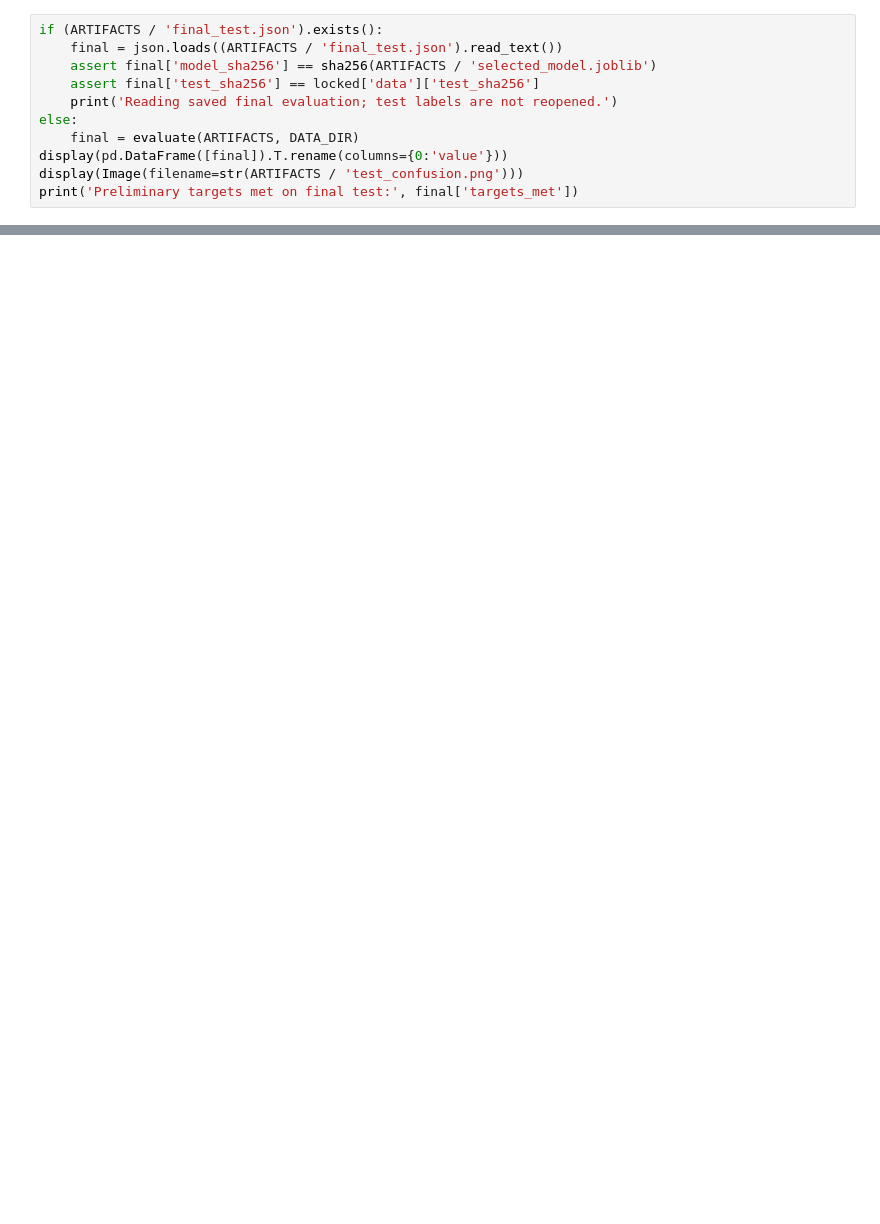
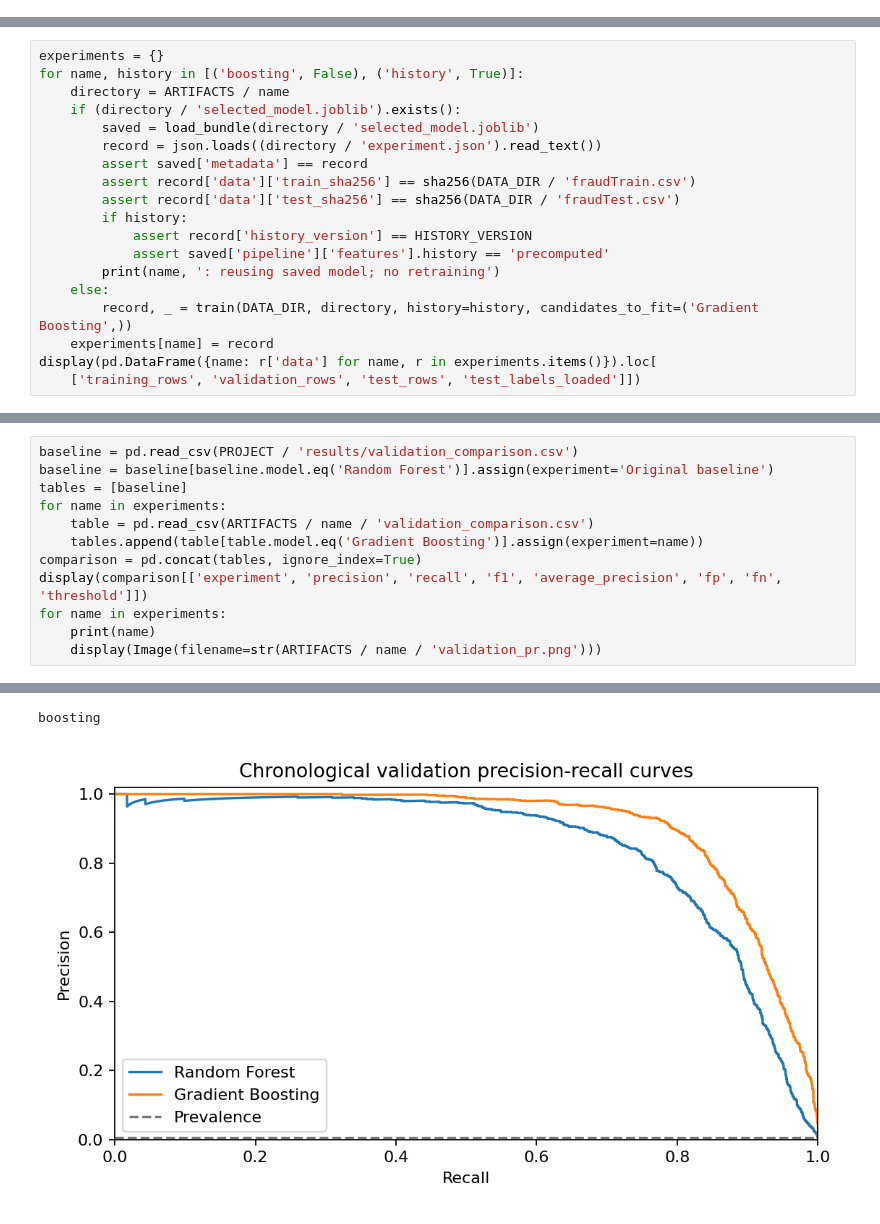
Before and after one commit to MCDR-Code/CAI2820C_FraudShield, a Jupyter notebook: Part_III_Modeling_Demo/Team_A_Model_Development_and_Demo_ran.ipynb, the cells around one changed output, grey strips where cells are left out. Cells and saved outputs as stored; diff of their text form; blank space fills up the shorter version.

Commit message:
Integrate Phase III customer history context and corrected timestamp handling

```diff
--- a/Part_III_Modeling_Demo/Team_A_Model_Development_and_Demo_ran.ipynb
+++ b/Part_III_Modeling_Demo/Team_A_Model_Development_and_Demo_ran.ipynb
@@ -163,11 +0,0 @@ No classifier or transformation is fitted in this phase.
-# %%
-if (ARTIFACTS / 'final_test.json').exists():
-    final = json.loads((ARTIFACTS / 'final_test.json').read_text())
-    assert final['model_sha256'] == sha256(ARTIFACTS / 'selected_model.joblib')
-    assert final['test_sha256'] == locked['data']['test_sha256']
-    print('Reading saved final evaluation; test labels are not reopened.')
-else:
-    final = evaluate(ARTIFACTS, DATA_DIR)
-display(pd.DataFrame([final]).T.rename(columns={0:'value'}))
-display(Image(filename=str(ARTIFACTS / 'test_confusion.png')))
-print('Preliminary targets met on final test:', final['targets_met'])
@@ -277,0 +100,19 @@ Thresholds are selected on separate validation records, never on the official te
+# %%
+experiments = {}
+for name, history in [('boosting', False), ('history', True)]:
+    directory = ARTIFACTS / name
+    if (directory / 'selected_model.joblib').exists():
+        saved = load_bundle(directory / 'selected_model.joblib')
+        record = json.loads((directory / 'experiment.json').read_text())
+        assert saved['metadata'] == record
+        assert record['data']['train_sha256'] == sha256(DATA_DIR / 'fraudTrain.csv')
+        assert record['data']['test_sha256'] == sha256(DATA_DIR / 'fraudTest.csv')
+        if history:
+            assert record['history_version'] == HISTORY_VERSION
+            assert saved['pipeline']['features'].history == 'precomputed'
+        print(name, ': reusing saved model; no retraining')
+    else:
+        record, _ = train(DATA_DIR, directory, history=history, candidates_to_fit=('Gradient Boosting',))
+    experiments[name] = record
+display(pd.DataFrame({name: r['data'] for name, r in experiments.items()}).loc[
+    ['training_rows', 'validation_rows', 'test_rows', 'test_labels_loaded']])
@@ -277,0 +134,13 @@ Thresholds are selected on separate validation records, never on the official te
+# %%
+baseline = pd.read_csv(PROJECT / 'results/validation_comparison.csv')
+baseline = baseline[baseline.model.eq('Random Forest')].assign(experiment='Original baseline')
+tables = [baseline]
+for name in experiments:
+    table = pd.read_csv(ARTIFACTS / name / 'validation_comparison.csv')
+    tables.append(table[table.model.eq('Gradient Boosting')].assign(experiment=name))
+comparison = pd.concat(tables, ignore_index=True)
+display(comparison[['experiment', 'precision', 'recall', 'f1', 'average_precision', 'fp', 'fn', 'threshold']])
+for name in experiments:
+    print(name)
+    display(Image(filename=str(ARTIFACTS / name / 'validation_pr.png')))
+# %% [output]
@@ -277,0 +151,2 @@ Thresholds are selected on separate validation records, never on the official te
+boosting
+[figure, added]
```
Also changed, not shown: parts of 29 cells of this notebook, 21 other files.
